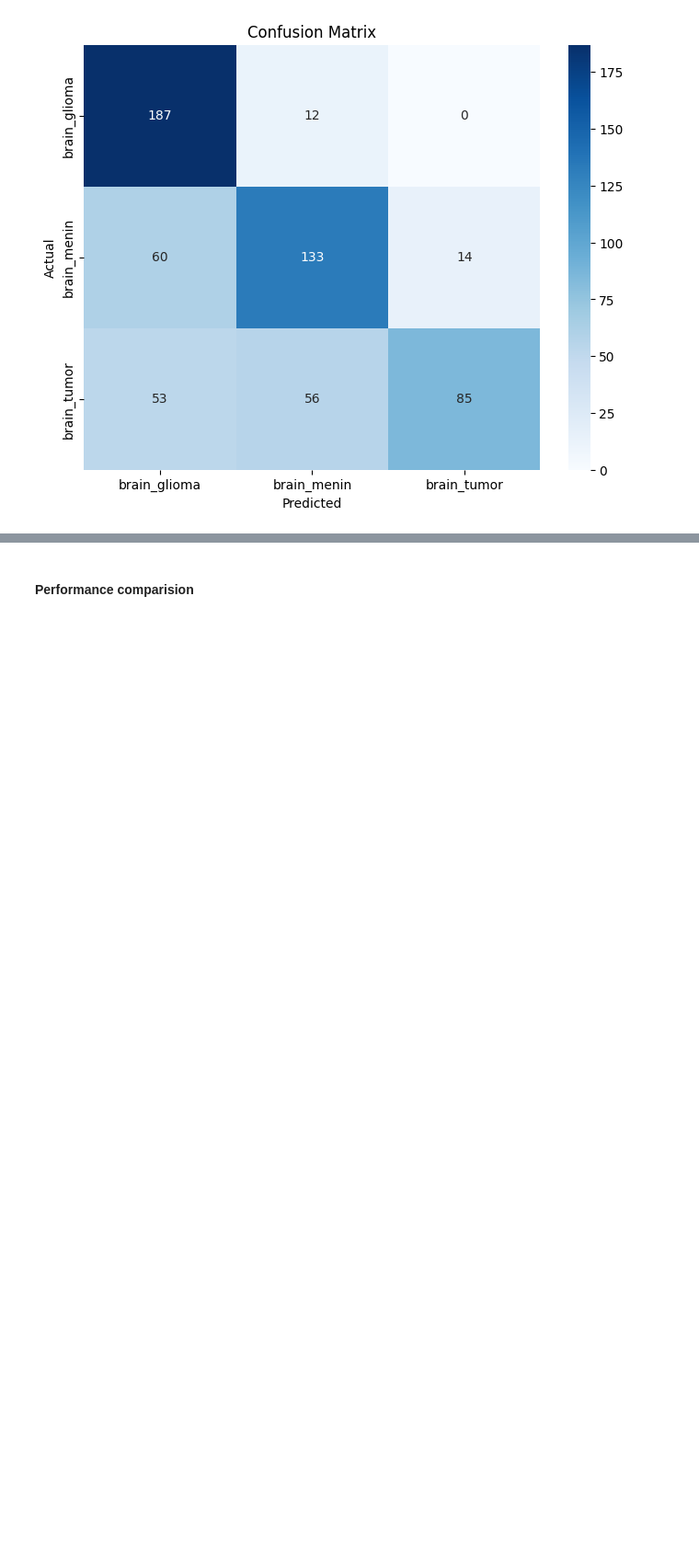
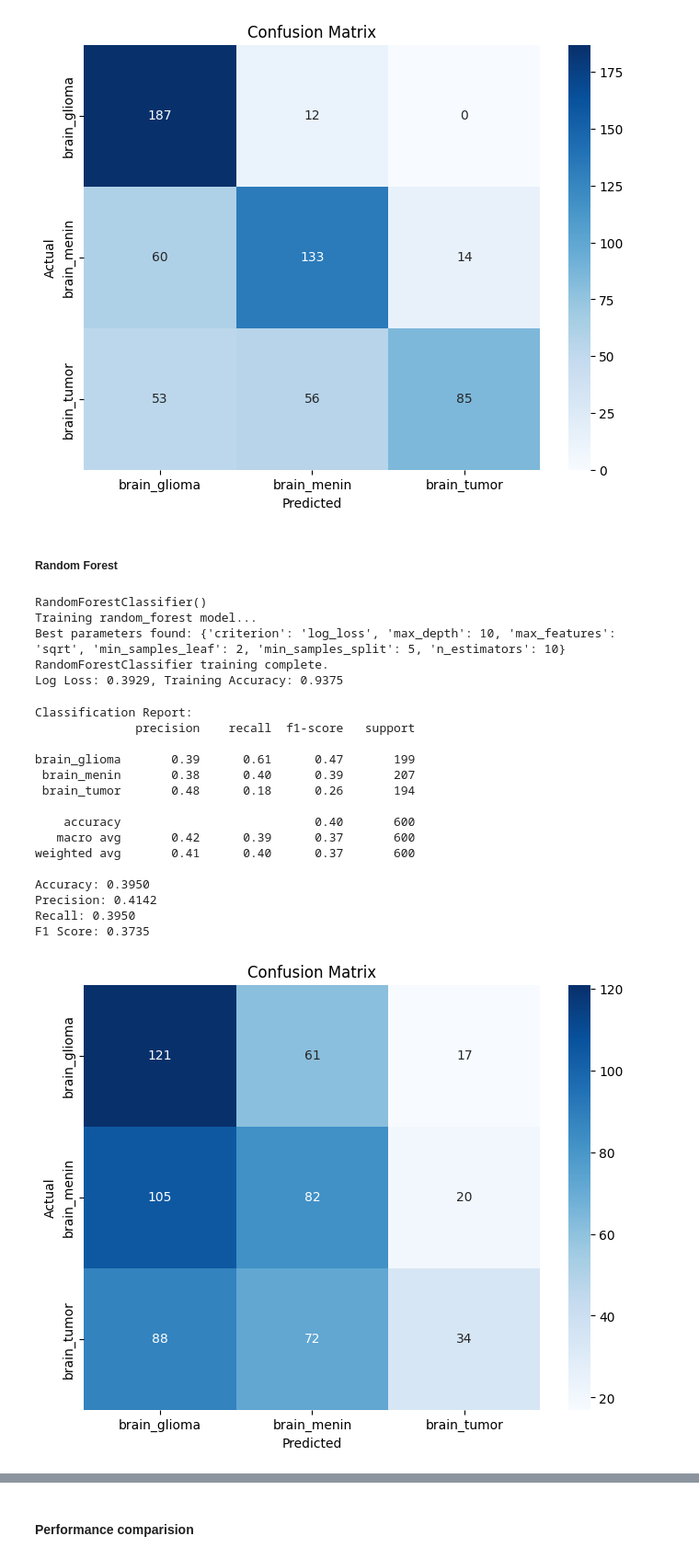
Before and after one commit to ThanhPhan14062003/ML_BarePass, a Jupyter notebook: notebooks/assignment1/submission.ipynb, the cells around one changed output, grey strips where cells are left out. Shown at 92% size. Cells and saved outputs as stored; diff of their text form; code cells hidden in the pictures; blank space fills up the shorter version.

```diff
--- a/notebooks/assignment1/submission.ipynb
+++ b/notebooks/assignment1/submission.ipynb
@@ -680,3 +680,52 @@ Precision: 0.7126
 Recall: 0.6750
 F1 Score: 0.6611
 [figure]
+# %% [markdown]
+##### Random Forest
+# %%
+# ==========================
+# Initialize & Train Model
+# ==========================
+
+#Valid options are: decision_tree, naive_bayes, svm, mlp, hmm, bayesian_network, random_forest, gradient_boost, logistic_regression, crf_model
+
+model_name="random_forest"
+param_grid = {
+    "n_estimators": [10, 100, 500],
+    "max_depth": [10, 50, 100],
+    "min_samples_split": [2, 5, 10],
+    "min_samples_leaf": [1, 2, 4],
+    "max_features": ["sqrt", "log2"],
+    # "bootstrap": [True, False],
+    "criterion": ["gini", "entropy", "log_loss"],
+
+}
+model = load_model(model_name)
+device = torch.device("cpu")
+print(f"Training {model_name} model...")
+train_model(model, train_loader, hyper_tune=True, param_grid=param_grid)
+# %% [output]
+RandomForestClassifier()
+Training random_forest model...
+Best parameters found: {'criterion': 'log_loss', 'max_depth': 10, 'max_features': 'sqrt', 'min_samples_leaf': 2, 'min_samples_split': 5, 'n_estimators': 10}
+RandomForestClassifier training complete.
+Log Loss: 0.3929, Training Accuracy: 0.9375
+# %%
+result_dict[model_name] = evaluate_sklearn_model(model,X_test,y_test,True)
+# %% [output]
+Classification Report:
+              precision    recall  f1-score   support
+
+brain_glioma       0.39      0.61      0.47       199
+ brain_menin       0.38      0.40      0.39       207
+ brain_tumor       0.48      0.18      0.26       194
+
+    accuracy                           0.40       600
+   macro avg       0.42      0.39      0.37       600
+weighted avg       0.41      0.40      0.37       600
+
+Accuracy: 0.3950
+Precision: 0.4142
+Recall: 0.3950
+F1 Score: 0.3735
+[figure, added]
```
Also changed, not shown: parts of 10 cells of this notebook, 5 other files.
